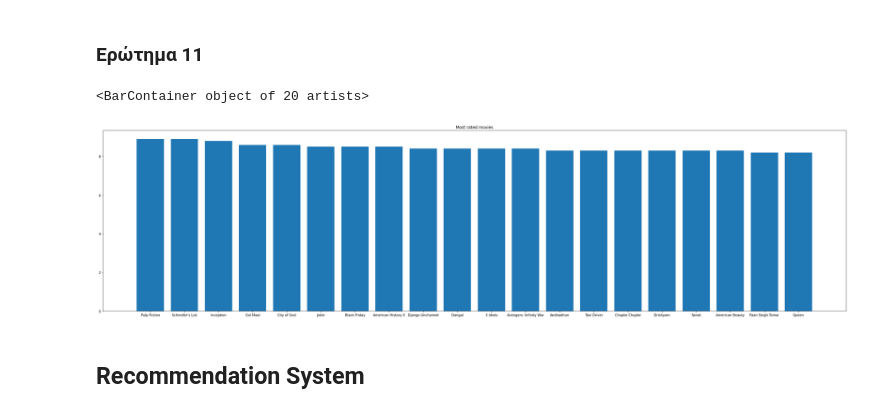
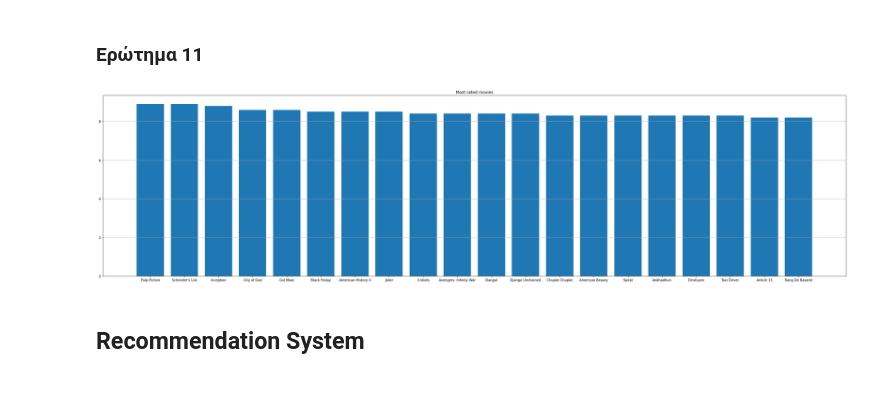
Before and after one commit to d-maniatakos/data-mining-assignment1, a Jupyter notebook: data_mining_assignment1.ipynb, the cells around one changed output. Cells and saved outputs as stored; diff of their text form; code cells hidden in the pictures.

```diff
--- a/data_mining_assignment1.ipynb
+++ b/data_mining_assignment1.ipynb
@@ -353,23 +384,27 @@ plt.show()
 # %% [markdown]
 ### **Ερώτημα 11**
 # %%
-imdb_data = pd.read_csv("IMDb movies.csv")
+imdb_data = pd.read_csv("IMDb movies.csv",low_memory=False)
 imdb_ratings = pd.read_csv("IMDb ratings.csv")
 
+netflix_movies_data = netflix_data[netflix_data['type'] == 'Movie']
+
+#Join imdb data with netflix data
 imdb_data_ratings = pd.merge(imdb_data, imdb_ratings, how="left", on=["imdb_title_id", "imdb_title_id"])
 imdb_data_ratings = imdb_data_ratings[['imdb_title_id','title','weighted_average_vote','total_votes']]
 imdb_data_ratings.sort_values('weighted_average_vote')
-netflix_imdb_data = pd.merge(netflix_data, imdb_data_ratings, how="left", on=["title", "title"])
+netflix_imdb_data = pd.merge(netflix_movies_data, imdb_data_ratings, how="left", on=["title", "title"])
 netflix_imdb_data = netflix_imdb_data.sort_values('weighted_average_vote', ascending=False)
 netflix_imdb_data = netflix_imdb_data[netflix_imdb_data['total_votes']>=10000]
 netflix_imdb_data.head(10)
 
 figure(figsize=(40, 10))
 plt.title('Most rated movies')
+plt.grid(axis = 'y')
 plt.bar(netflix_imdb_data['title'].head(20), netflix_imdb_data['weighted_average_vote'].head(20))
+plt.show()
 # %% [output]
-<BarContainer object of 20 artists>
-[figure, old version]
+[figure, new version]
 # %% [markdown]
 ## **Recommendation System**
 # %% [markdown]
```
Also changed, not shown: parts of 16 cells of this notebook.
